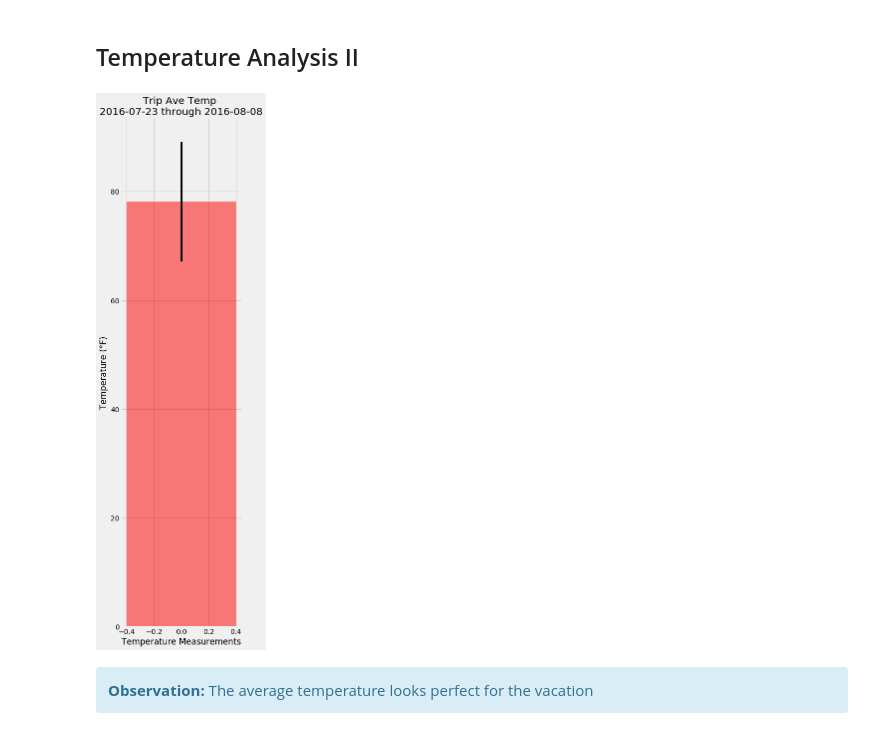
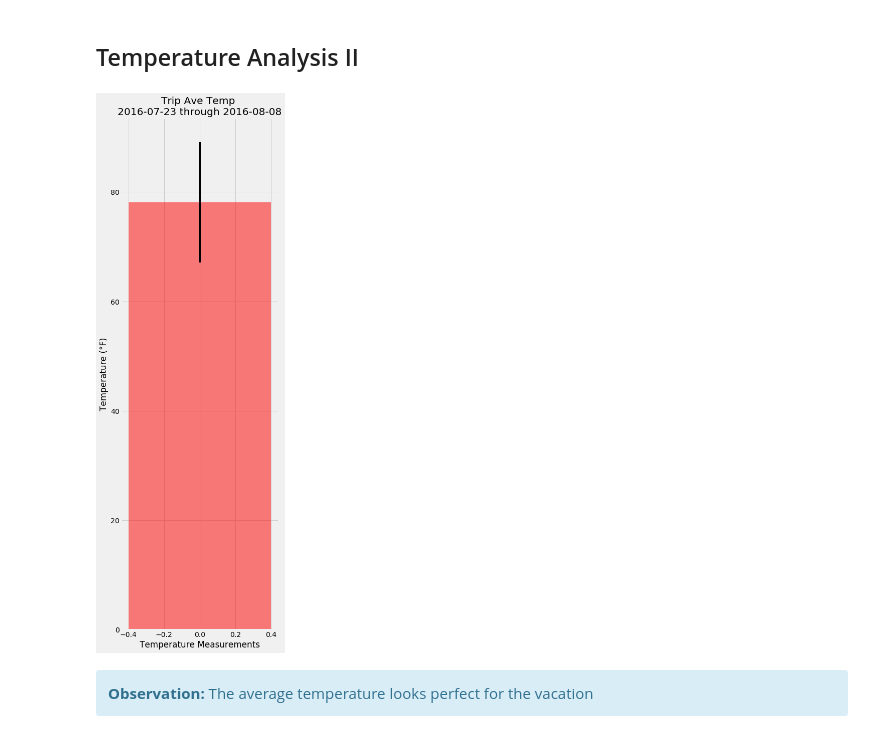
Before and after one commit to annmcnamara/sqlalchemy-challenge, a Jupyter notebook: climate_starter.ipynb, the cells around one changed output. Drawn from its saved outputs; the diff is of its cells as text; code cells hidden in the pictures.

```diff
--- a/climate_starter.ipynb
+++ b/climate_starter.ipynb
@@ -539,26 +559,25 @@ tmax = prev_year[0][2]
 # %%
 # Plot the results from your previous query as a bar chart.
 # Use "Trip Avg Temp" as your Title
 # Use the average temperature for the y value
 # Use the peak-to-peak (tmax-tmin) value as the y error bar (yerr)
 
 peak_to_peak = tmax - tmin
 
 plt.bar(0, tavg, color = 'r', alpha = 0.5, align='center', yerr=peak_to_peak)
 
 plt.xlabel( 'Temperature Measurements')
 plt.ylabel(u'Temperature (\N{DEGREE SIGN}F)')
-plt.title ( f'Trip Ave Temp \n{one_year_before_start} through {one_year_before_end}')
+plt.title (f'Trip Ave Temp \n{one_year_before_start} through {one_year_before_end}')
 
-fig= plt.gcf()
+fig = plt.gcf()
 fig.set_size_inches(5, 17.5)     # set a suitable size
-plt.subplots_adjust(right=0.75)
 
 plt.show()
 
 fig.savefig("./Images/tripave.png")
 # %% [output]
-[figure, old version]
+[figure, new version]
 # %% [markdown]
 <div class="alert alert-block alert-info">
 <b>Observation:</b>
```
Also changed, not shown: parts of 4 cells of this notebook, 4 other files.
